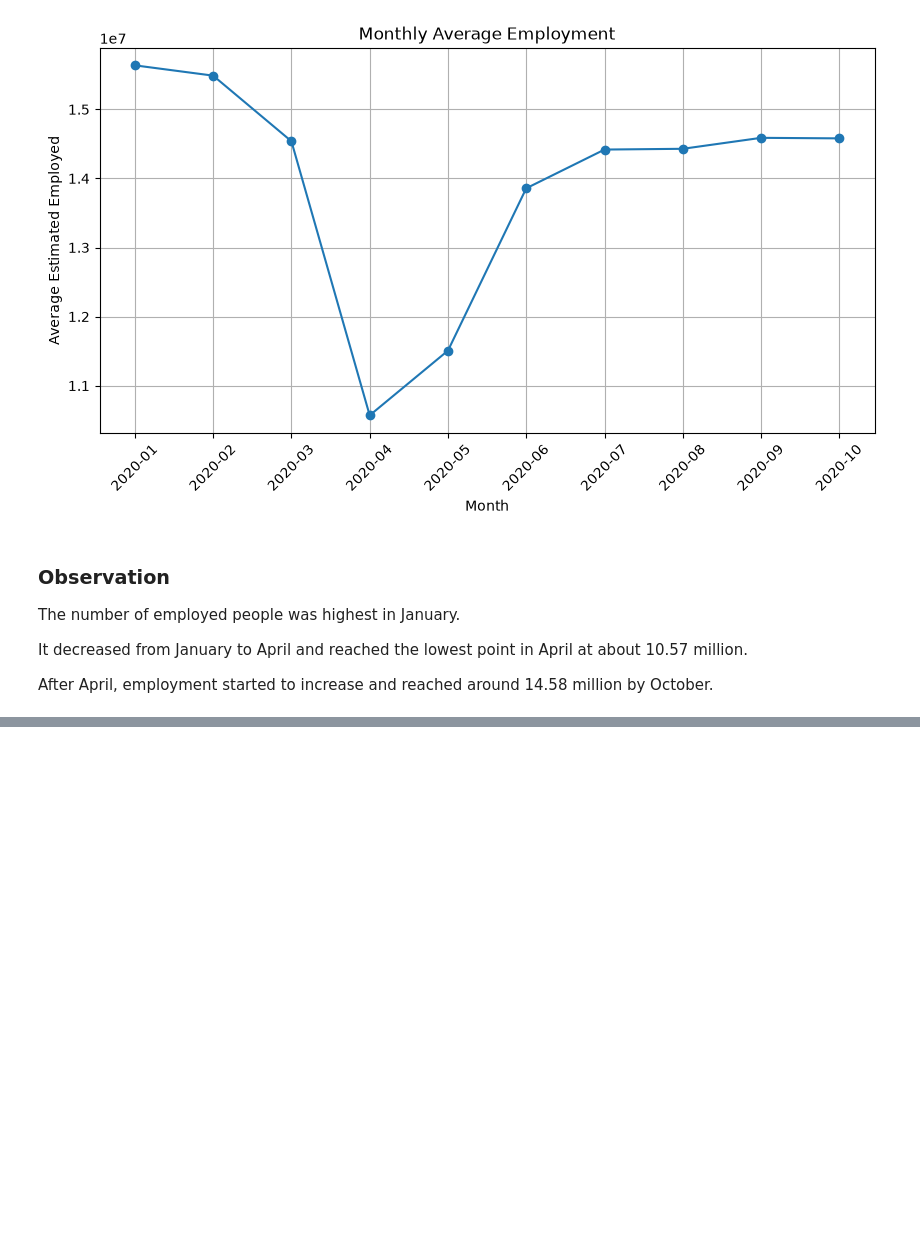
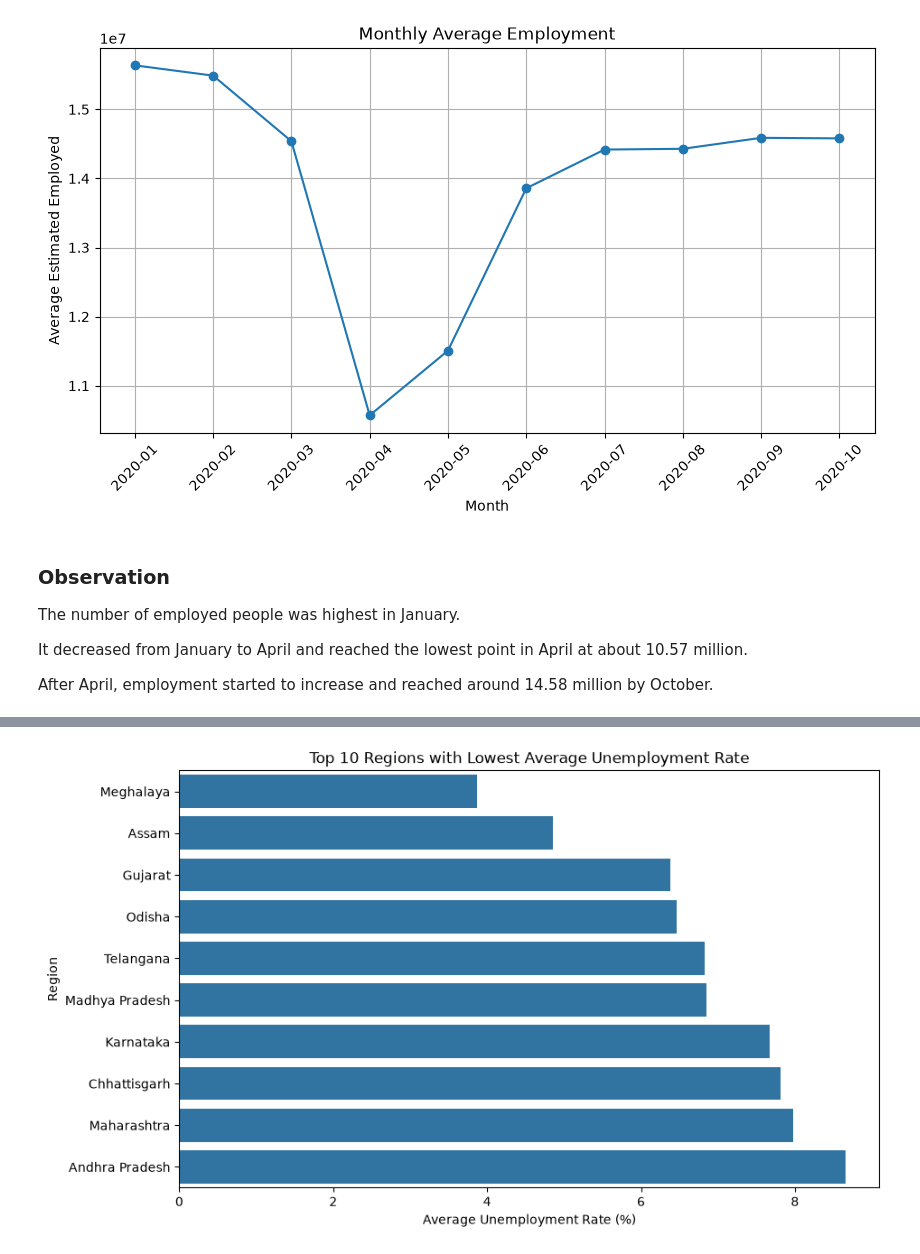
Before and after one commit to Arunbellad-2001/OIBSIP, a Jupyter notebook: DataScience-Task2-UnemploymentAnalysis/Unemployment_Analysis.ipynb, the cells around one changed output, grey strips where cells are left out. Drawn from its saved outputs; the diff is of its cells as text; code cells hidden in the pictures; blank space fills up the shorter version.

```diff
--- a/DataScience-Task2-UnemploymentAnalysis/Unemployment_Analysis.ipynb
+++ b/DataScience-Task2-UnemploymentAnalysis/Unemployment_Analysis.ipynb
@@ -540,0 +674,4 @@ by October.
+# %%
+bottom_10_regions = region_avg_unemployment.sort_values().head(10)
+
+bottom_10_regions
@@ -540,0 +691,15 @@ by October.
+# %%
+plt.figure(figsize=(10, 6))
+
+sns.barplot(
+    x=bottom_10_regions.values,
+    y=bottom_10_regions.index
+)
+
+plt.title("Top 10 Regions with Lowest Average Unemployment Rate")
+plt.xlabel("Average Unemployment Rate (%)")
+plt.ylabel("Region")
+
+plt.show()
+# %% [output]
+[figure, added]
```
Also changed, not shown: parts of 12 cells of this notebook.
